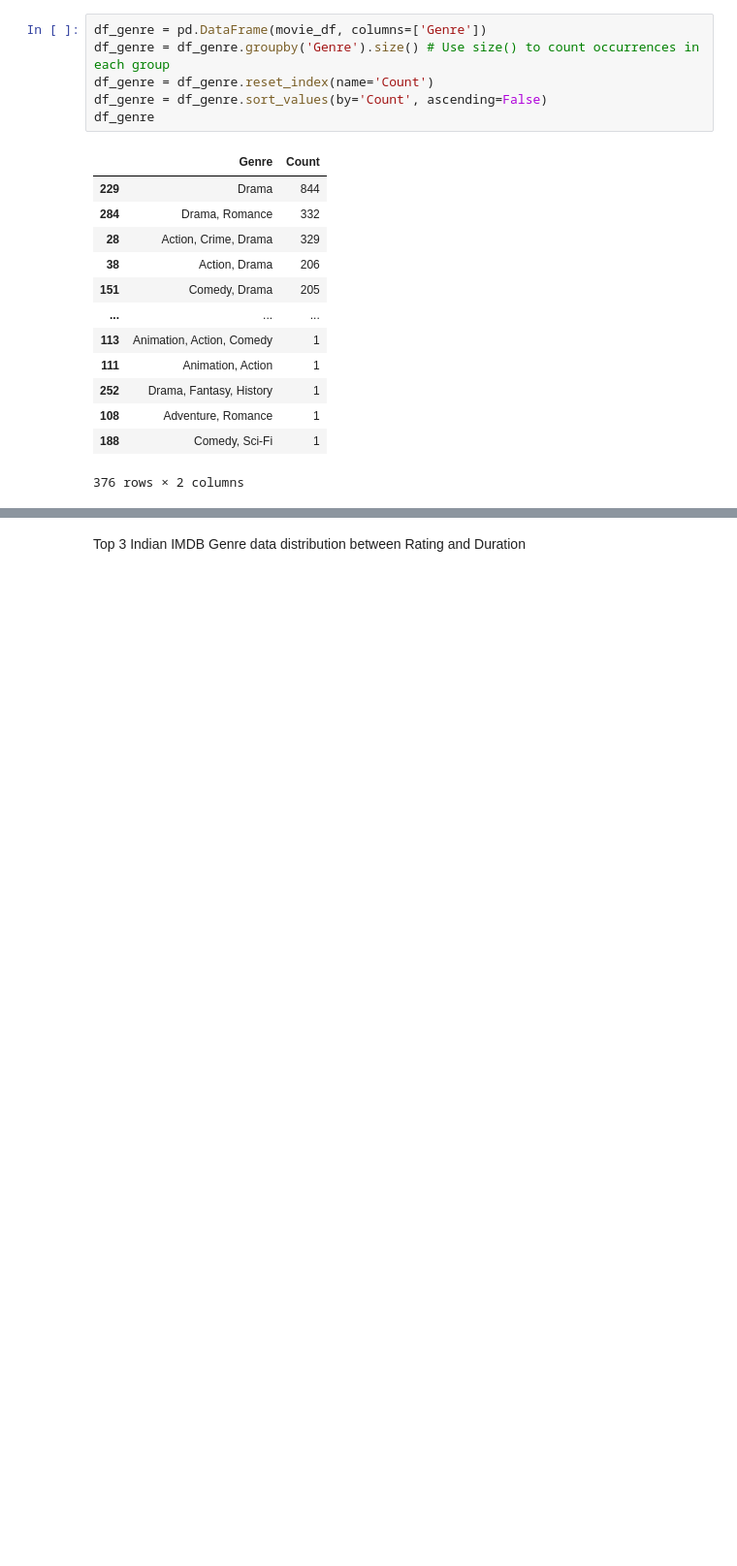
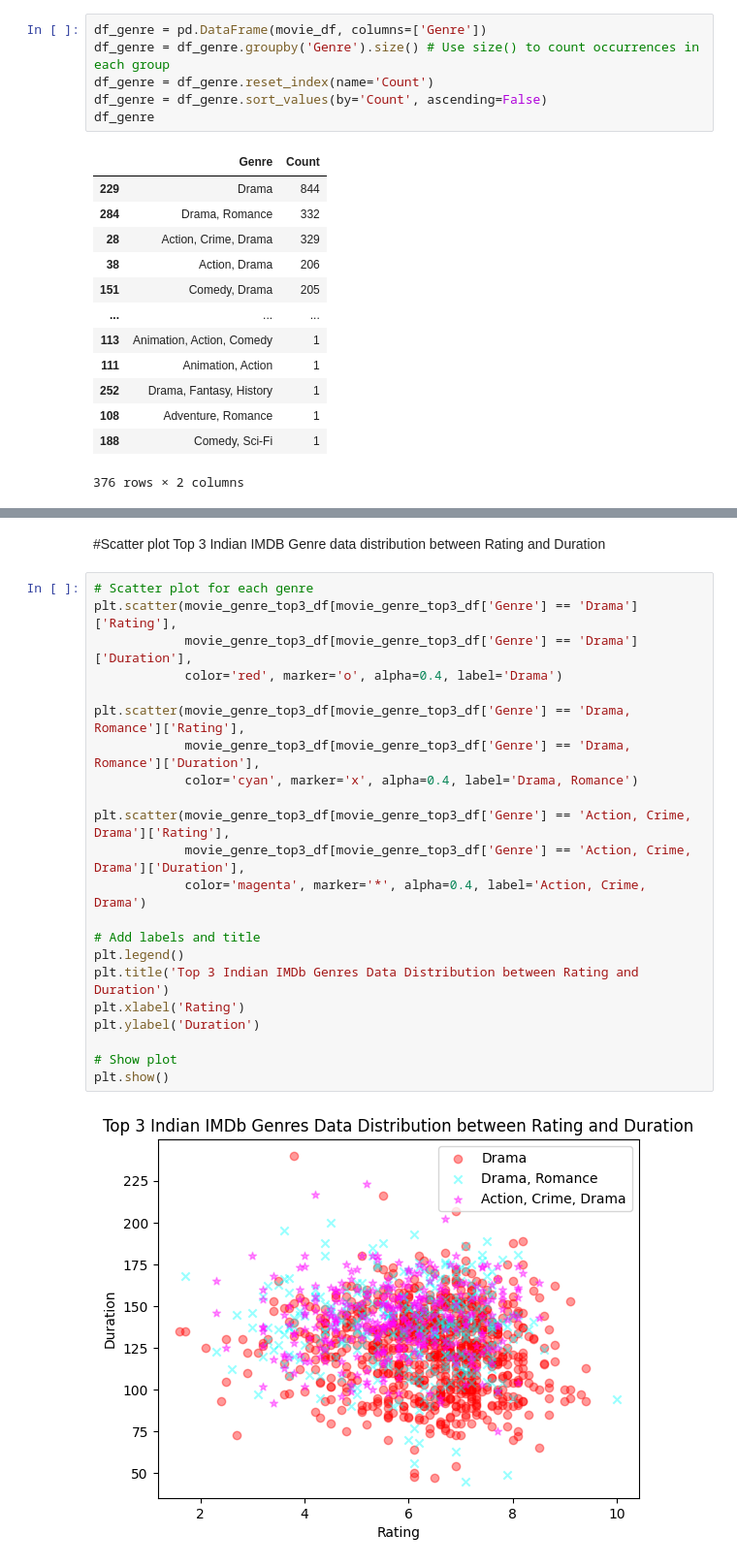
Before and after one commit to Natkitta252603/Python_dataviz2024, a Jupyter notebook: Visualize_Data_Distribution_(02)2024.ipynb, the cells around one changed output, grey strips where cells are left out. Shown at 97% size. Cells and saved outputs as stored; diff of their text form; blank space fills up the shorter version.

```diff
--- a/Visualize_Data_Distribution_(02)2024.ipynb
+++ b/Visualize_Data_Distribution_(02)2024.ipynb
@@ -483,3 +541,27 @@ O = plt.boxplot(movie_genre_top3_df['Rating'],showmeans=True,meanline=True,vert=
 # %% [markdown]
-
+#Scatter plot
 Top 3 Indian IMDB Genre data distribution between Rating and Duration
+# %%
+# Scatter plot for each genre
+plt.scatter(movie_genre_top3_df[movie_genre_top3_df['Genre'] == 'Drama']['Rating'],
+            movie_genre_top3_df[movie_genre_top3_df['Genre'] == 'Drama']['Duration'],
+            color='red', marker='o', alpha=0.4, label='Drama')
+
+plt.scatter(movie_genre_top3_df[movie_genre_top3_df['Genre'] == 'Drama, Romance']['Rating'],
+            movie_genre_top3_df[movie_genre_top3_df['Genre'] == 'Drama, Romance']['Duration'],
+            color='cyan', marker='x', alpha=0.4, label='Drama, Romance')
+
+plt.scatter(movie_genre_top3_df[movie_genre_top3_df['Genre'] == 'Action, Crime, Drama']['Rating'],
+            movie_genre_top3_df[movie_genre_top3_df['Genre'] == 'Action, Crime, Drama']['Duration'],
+            color='magenta', marker='*', alpha=0.4, label='Action, Crime, Drama')
+
+# Add labels and title
+plt.legend()
+plt.title('Top 3 Indian IMDb Genres Data Distribution between Rating and Duration')
+plt.xlabel('Rating')
+plt.ylabel('Duration')
+
+# Show plot
+plt.show()
+# %% [output]
+[figure, added]
```
Also changed, not shown: parts of 17 cells of this notebook.
